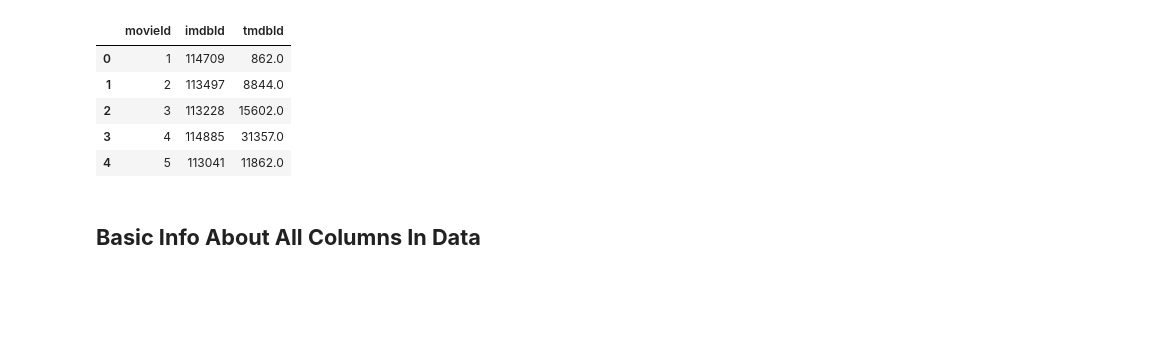
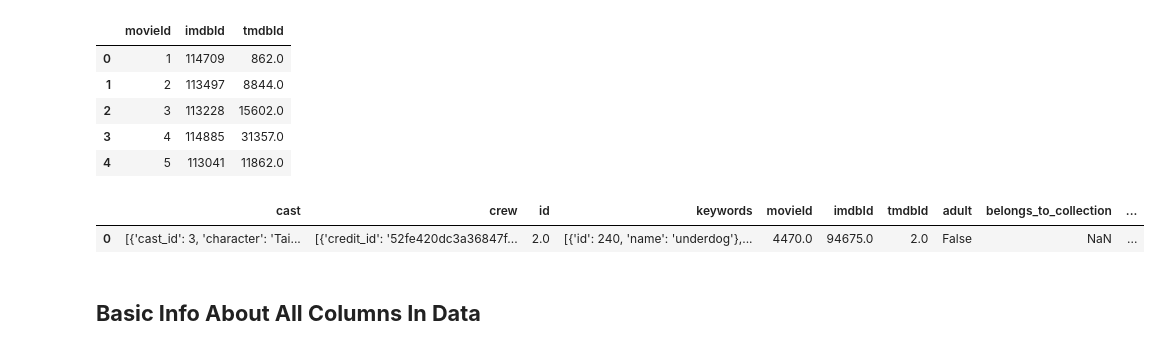
Before and after one commit to Himanshu7d3/CINEIQ, a Jupyter notebook: Data_Gathering.ipynb, the cells around one changed output. Drawn from its saved outputs; the diff is of its cells as text; code cells hidden in the pictures; blank space fills up the shorter version.

```diff
--- a/Data_Gathering.ipynb
+++ b/Data_Gathering.ipynb
@@ -228,6 +232,11 @@ movies_metadata_df["id"] = pd.to_numeric(movies_metadata_df["id"], errors="coerc
 df = credits_df.merge(keywords_df,on="id", how="outer") \
         .merge(combined_links, left_on="id", right_on="tmdbId", how="outer") \
         .merge(movies_metadata_df,on="id", how="outer")
+# %%
+df.head(1)
+# %% [output]
+|  | cast | crew | id | keywords | movieId | imdbId | tmdbId | adult | belongs_to_collection | ... |
+| 0 | [{'cast_id': 3, 'character': 'Tai... | [{'credit_id': '52fe420dc3a36847f... | 2.0 | [{'id': 240, 'name': 'underdog'},... | 4470.0 | 94675.0 | 2.0 | False | NaN | ... |
 # %% [markdown]
 ## **Basic Info About All Columns In Data**
 # %% [markdown]
```
Also changed, not shown: parts of 25 cells of this notebook.
